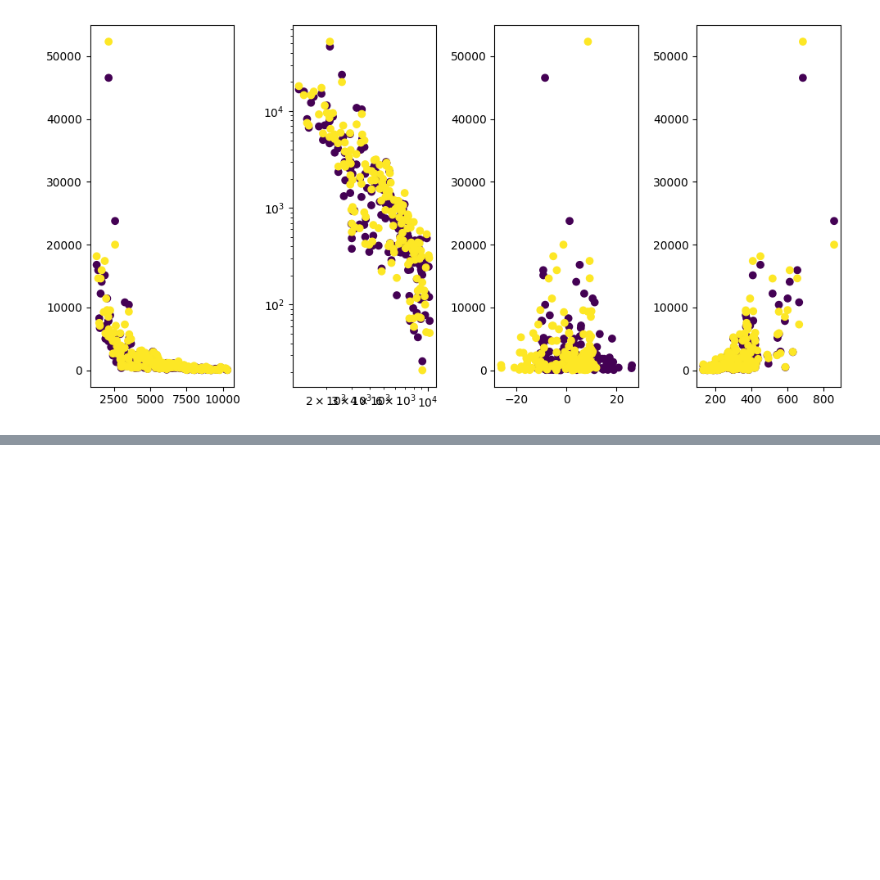
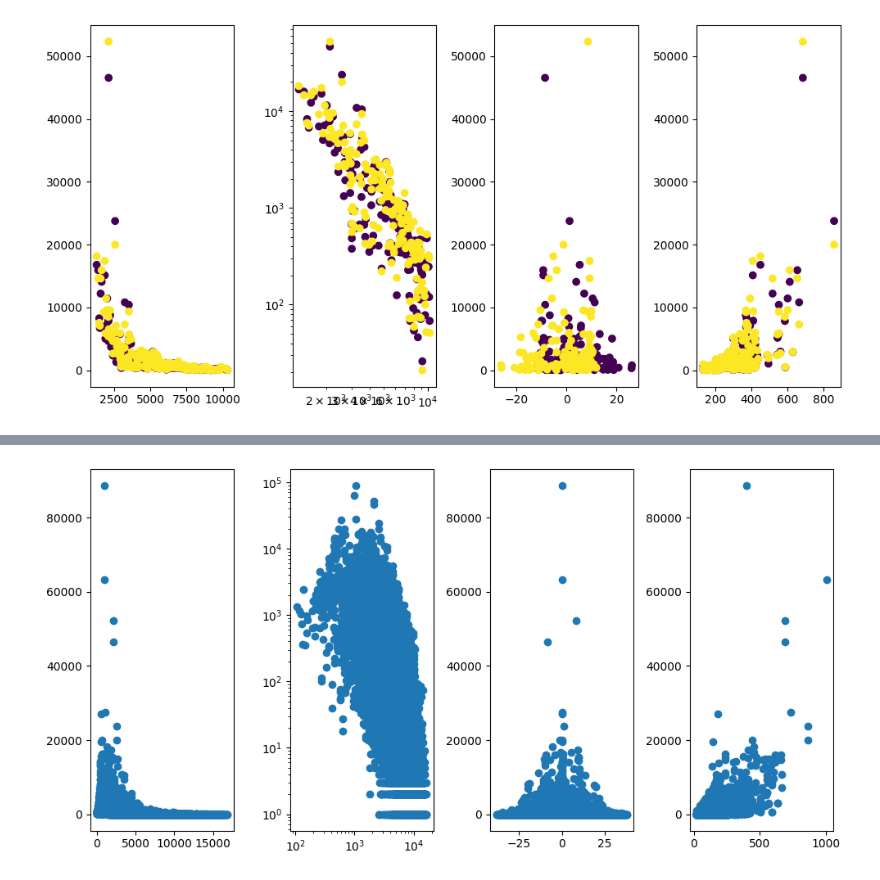
Before and after one commit to sokimura39/QM_Report, a Jupyter notebook: analysis.ipynb, the cells around one changed output, grey strips where cells are left out. Drawn from its saved outputs; the diff is of its cells as text; code cells hidden in the pictures; blank space fills up the shorter version.

```diff
--- a/analysis.ipynb
+++ b/analysis.ipynb
@@ -36,6 +36,7 @@ journeys_df_fn = 'journeys_df.parquet'
 elevation_path = os.path.join('data', 'elevation', 'london_elevation.tif')
 geom_path = os.path.join('data', 'London_geometry')
 lsoa_fn = 'LSOA_2011_London_gen_MHW.shp'
+msoa_fn = 'MSOA_2011_London_gen_MHW.shp'
 cc_fn = 'CentralUltraLowEmissionZone.gpkg'
 # %%
 # load data
@@ -215,6 +271,7 @@ points_msoa = points_gdf.groupby('MSOA11CD').agg(
     {
         'name': 'count',
         'ports': 'sum',
-        'height': 'mean'
+        'height': 'mean',
+        'AI2015': 'mean'
     }
 ).rename(columns = {'name': 'stations', 'ports': 'total_ports', 'height': 'mean_height'})
@@ -391,0 +503,41 @@ strong multicollinearity problems or that the design matrix is singular.
+# %%
+# make plot
+
+fig, axes = plt.subplots(1,4, figsize = (10, 5))
+
+# distance
+axes[0].scatter(
+    x = msoa_od.distance,
+    y = msoa_od.Number,
+#    c = msoa_od.is_outbound
+)
+
+axes[1].scatter(
+    x = msoa_od.distance,
+    y = msoa_od.Number,
+#    c = msoa_od.is_outbound
+)
+
+
+# take a double log scale for the second one
+axes[1].set_xscale('log')
+axes[1].set_yscale('log')
+
+# height difference
+axes[2].scatter(
+    x = msoa_od.height_diff,
+    y = msoa_od.Number,
+#    c = msoa_od.is_outbound
+)
+
+# total ports
+axes[3].scatter(
+    x = np.sqrt(msoa_od.start_total_ports * msoa_od.end_total_ports),
+    y = msoa_od.Number,
+#    c = msoa_od.is_outbound
+)
+
+plt.tight_layout()
+plt.show()
+# %% [output]
+[figure, added]
```
Also changed, not shown: parts of 28 cells of this notebook.
